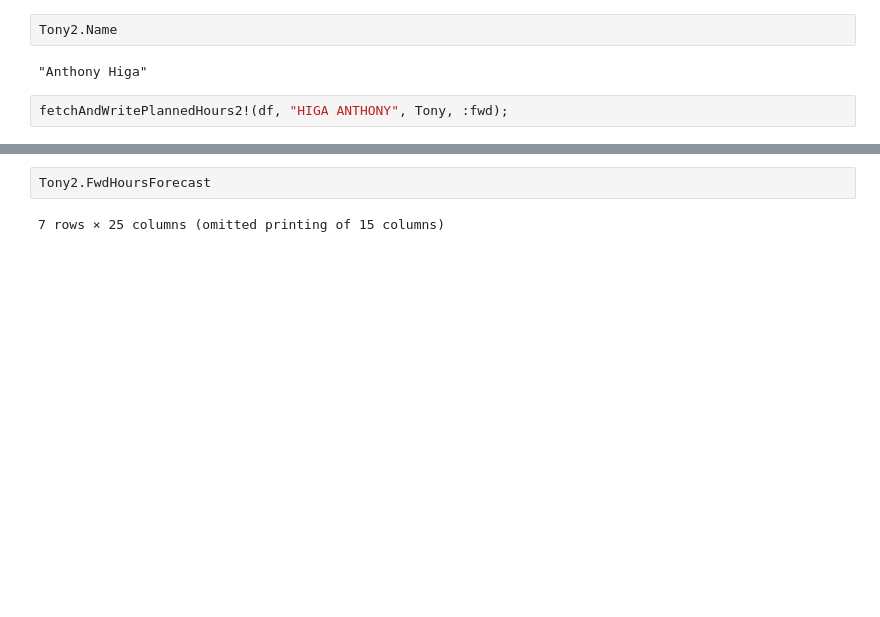
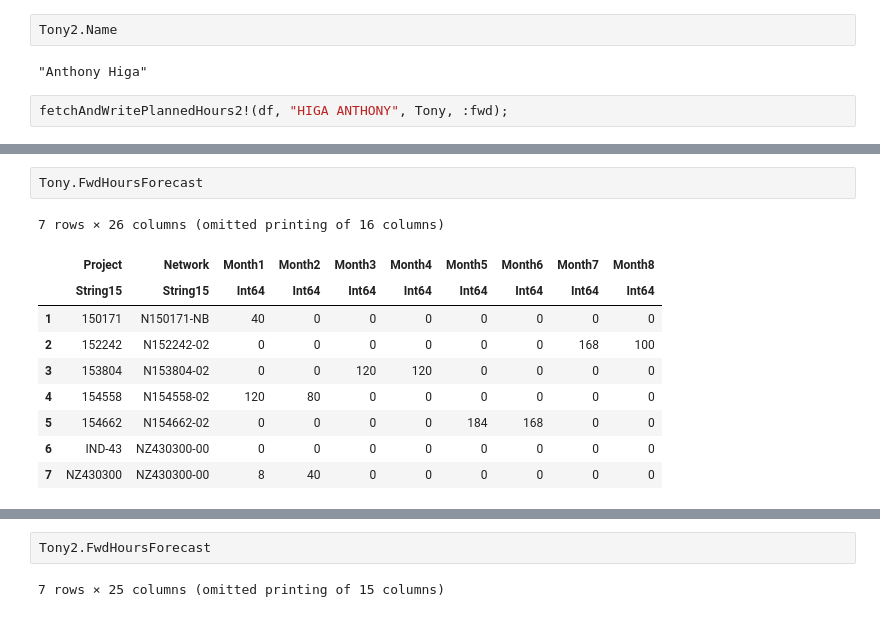
Before and after one commit to gjunqueira-sys/ResourceManagement.jl, a Jupyter notebook: src/sketchpad.ipynb, the cells around one changed output, grey strips where cells are left out. Drawn from its saved outputs; the diff is of its cells as text; blank space fills up the shorter version.

```diff
--- a/src/sketchpad.ipynb
+++ b/src/sketchpad.ipynb
@@ -240,0 +282,13 @@ fetchAndWritePlannedHours2!(df, "HIGA ANTHONY", Tony, :fwd);
+# %%
+Tony.FwdHoursForecast
+# %% [output]
+7 rows × 26 columns (omitted printing of 16 columns)
+|  | Project | Network | Month1 | Month2 | Month3 | Month4 | Month5 | Month6 | Month7 | Month8 |
+|  | String15 | String15 | Int64 | Int64 | Int64 | Int64 | Int64 | Int64 | Int64 | Int64 |
+| 1 | 150171 | N150171-NB | 40 | 0 | 0 | 0 | 0 | 0 | 0 | 0 |
+| 2 | 152242 | N152242-02 | 0 | 0 | 0 | 0 | 0 | 0 | 168 | 100 |
+| 3 | 153804 | N153804-02 | 0 | 0 | 120 | 120 | 0 | 0 | 0 | 0 |
+| 4 | 154558 | N154558-02 | 120 | 80 | 0 | 0 | 0 | 0 | 0 | 0 |
+| 5 | 154662 | N154662-02 | 0 | 0 | 0 | 0 | 184 | 168 | 0 | 0 |
+| 6 | IND-43 | NZ430300-00 | 0 | 0 | 0 | 0 | 0 | 0 | 0 | 0 |
+| 7 | NZ430300 | NZ430300-00 | 8 | 40 | 0 | 0 | 0 | 0 | 0 | 0 |
```
Also changed, not shown: parts of 11 cells of this notebook, 2 other files.
